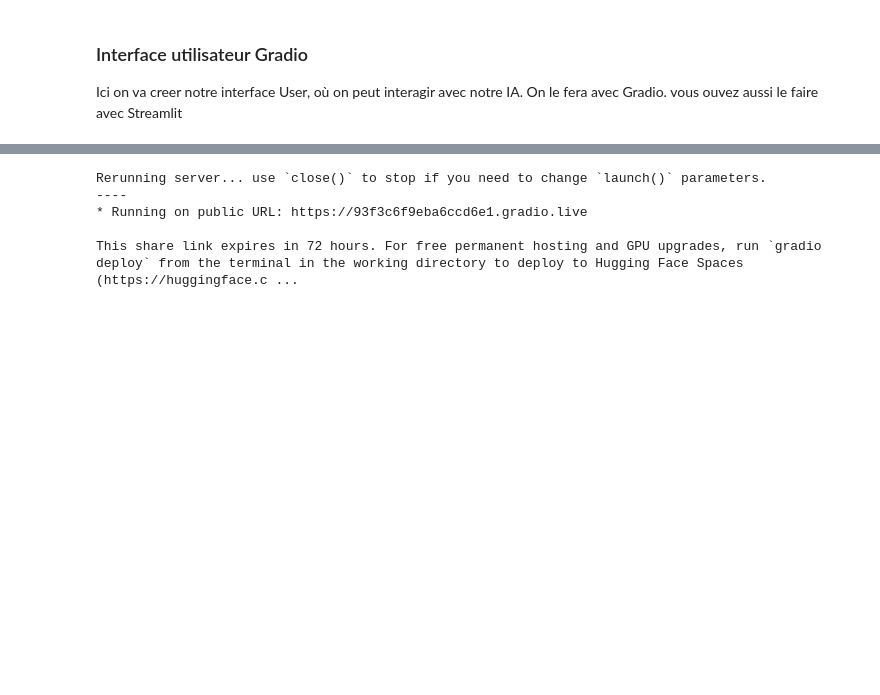
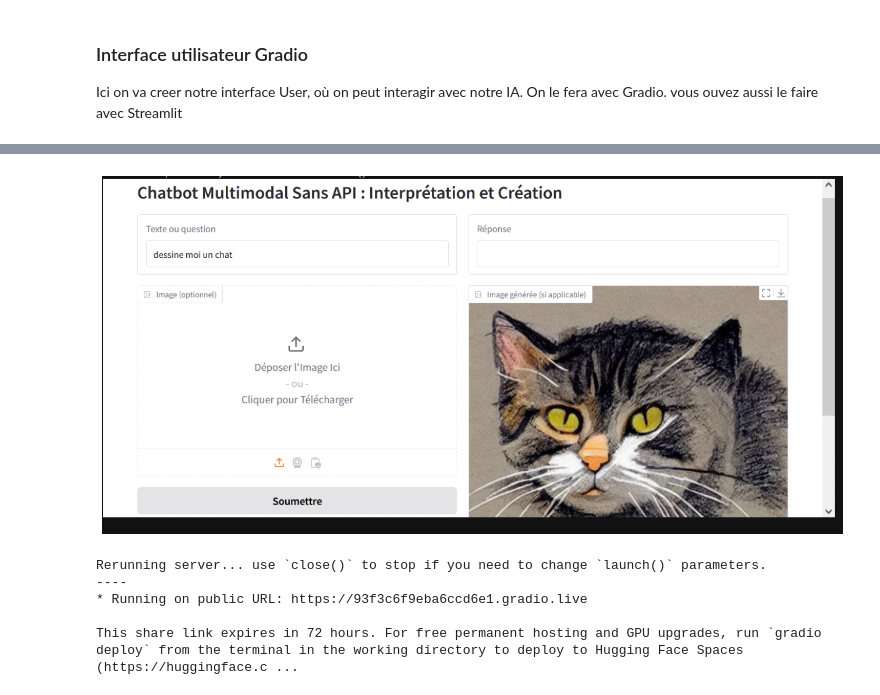
Before and after one commit to Maxwellzen25/Max, a Jupyter notebook: Projects/AI-Generative/CAChatBot.ipynb, the cells around one changed output, grey strips where cells are left out. Cells and saved outputs as stored; diff of their text form; code cells hidden in the pictures; blank space fills up the shorter version.

```diff
--- a/Projects/AI-Generative/CAChatBot.ipynb
+++ b/Projects/AI-Generative/CAChatBot.ipynb
@@ -163,3 +165,19 @@ To create a public link, set `share=True` in `launch()`.
+# %%
+import matplotlib.image as mpimg
+import matplotlib.pyplot as plt
+
+
+plt.figure(figsize=(18, 8))
+
+image_path2 = 'C:/Users/efiom/Desktop/capt/chat1.png'
+#l'image chargée
+img2 = mpimg.imread(image_path2)
+# Affichez l'image
+plt.imshow(img2)
+plt.axis('off') # Pour ne pas afficher les axes
+plt.show()
+# %% [output]
+[figure, added]
 # %%
 # Lancer l'application
 demo.launch(share=True)#share=True pour rendre public. sans cela ca va s'executer mais en local
```
Also changed, not shown: parts of 2 cells of this notebook.
